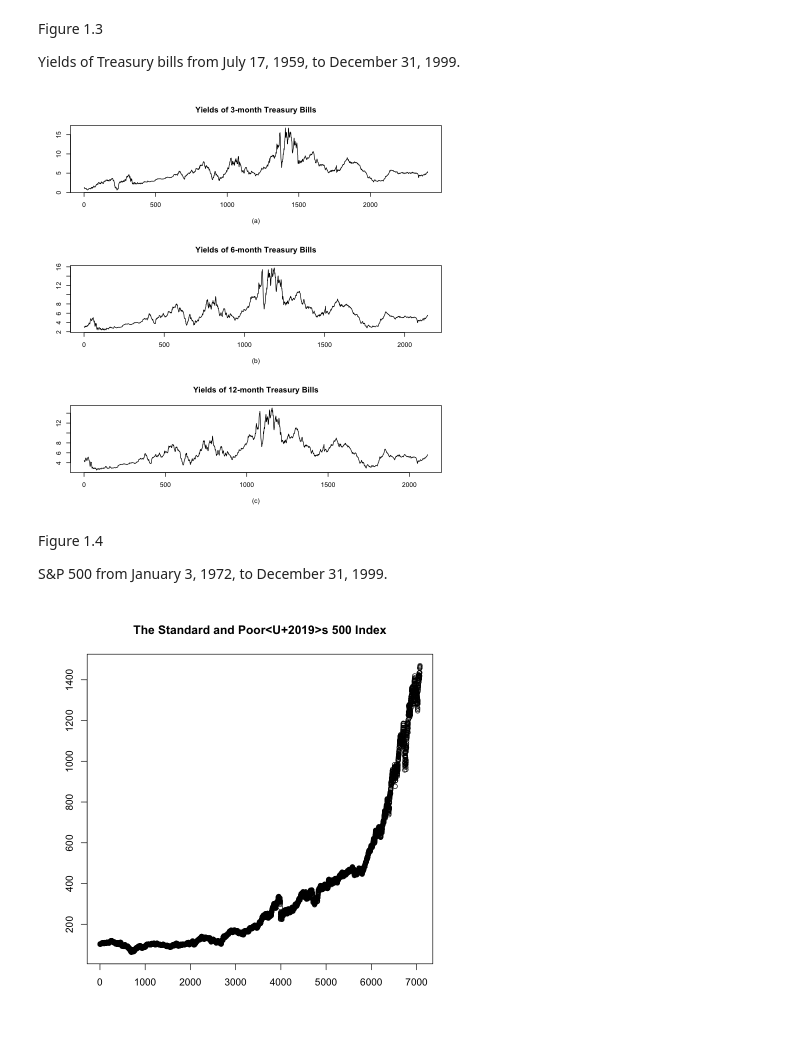
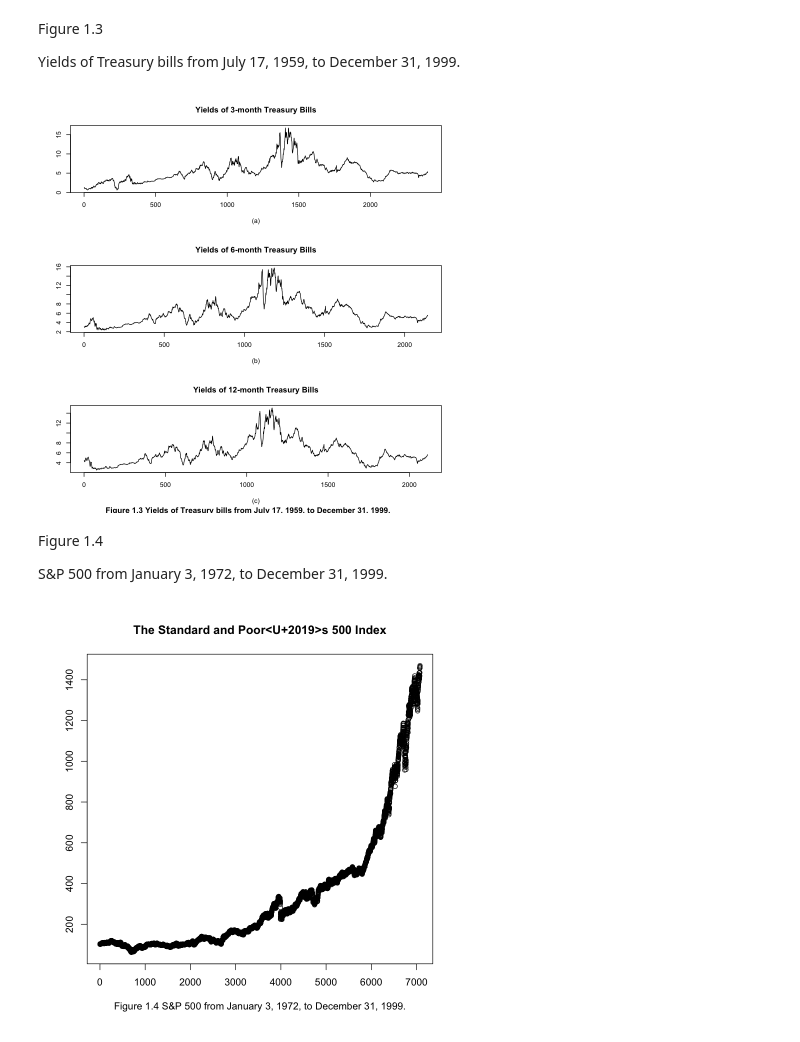
Before and after one commit to lu-lu-xue/Applied-Time-Series-Analysis, a Jupyter notebook: R/ch1/Section 1.1.ipynb, the cells around one changed output. Drawn from its saved outputs; the diff is of its cells as text; code cells hidden in the pictures.

```diff
--- a/R/ch1/Section 1.1.ipynb
+++ b/R/ch1/Section 1.1.ipynb
@@ -62,8 +63,10 @@ par(mfrow=c(3,1))
 plot.ts(bills03, xlab="(a)", ylab="", main="Yields of 3-month Treasury Bills")
 plot.ts(bills06, xlab="(b)", ylab="", main="Yields of 6-month Treasury Bills")
 plot.ts(bills12, xlab="(c)", ylab="", main="Yields of 12-month Treasury Bills")
+#mtext("My 'Title' in a strange place", side = 3, line = -53.7, outer = TRUE)
+title("Figure 1.3 Yields of Treasury bills from July 17, 1959, to December 31, 1999.", line = -53, outer = TRUE)
 # %% [output]
-[figure, old version]
+[figure, new version]
 # %% [markdown]
 Figure 1.4
 
@@ -79,6 +82,8 @@ sp_data$V1 <- str_sub(sp_data$V1, end = -2)
 
 # replace tab '\t' with space
 sp_data$V1 <- gsub("\t", " ", sp_data$V1)
+
+a <- sp_data$V1
 
 # split str data and select the 5th column as close_price
 close_price <- c()
@@ -92,6 +97,6 @@ close_price <- rev(close_price)
 # create a dataframe
 sp500 <- data.frame(close_price)
 # %%
-plot(sp500$close_price, ylab="", xlab="", main="The Standard and Poor’s 500 Index")
+plot(sp500$close_price, ylab="", xlab="Figure 1.4 S&P 500 from January 3, 1972, to December 31, 1999.", main="The Standard and Poor’s 500 Index")
 # %% [output]
-[figure, old version]
+[figure, new version]
```
Also changed, not shown: parts of 2 cells of this notebook.
